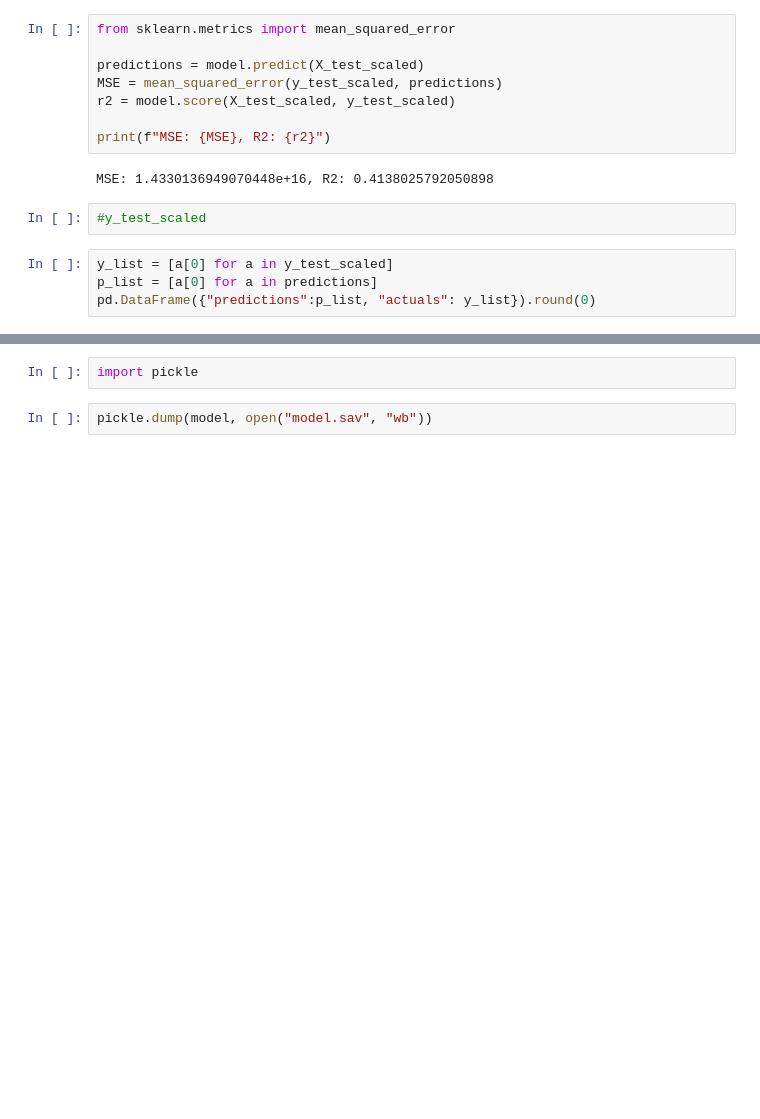
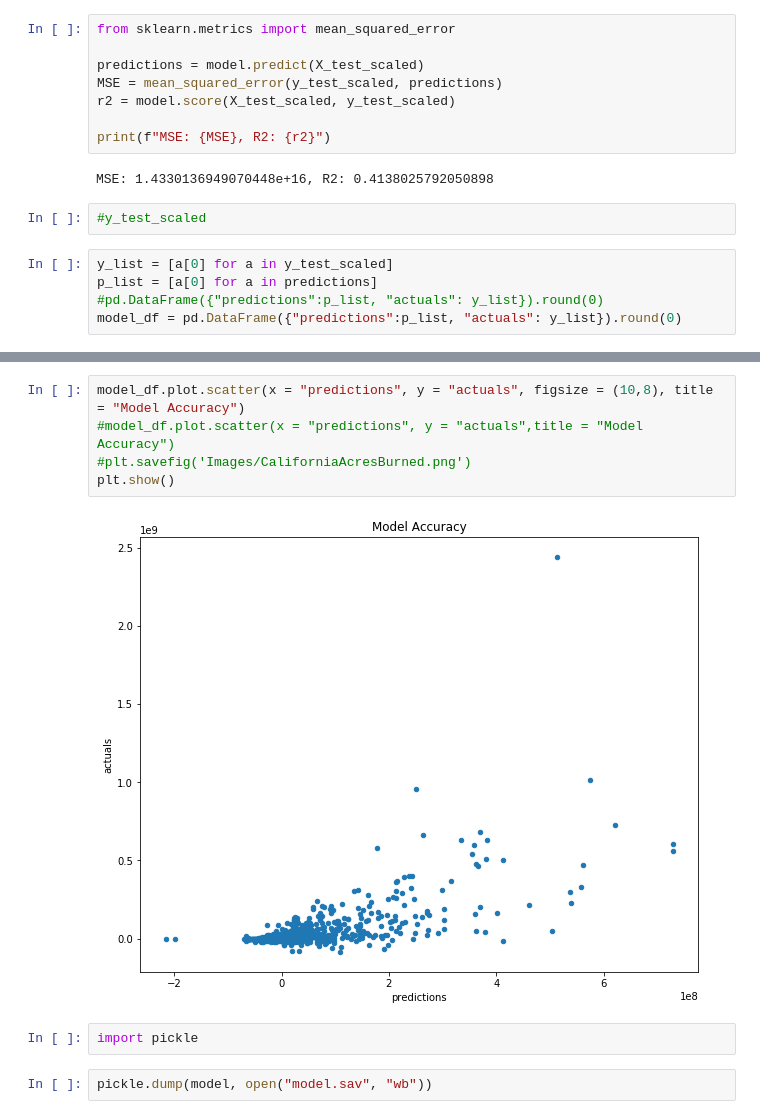
Before and after one commit to ashamabee/FinalProject, a Jupyter notebook: ETL_imdb.ipynb, the cells around one changed output, grey strips where cells are left out. Drawn from its saved outputs; the diff is of its cells as text; blank space fills up the shorter version.

```diff
--- a/ETL_imdb.ipynb
+++ b/ETL_imdb.ipynb
@@ -238,4 +238,5 @@ MSE: 1.4330136949070448e+16, R2: 0.4138025792050898
 # %%
 y_list = [a[0] for a in y_test_scaled]
 p_list = [a[0] for a in predictions]
-pd.DataFrame({"predictions":p_list, "actuals": y_list}).round(0)
+#pd.DataFrame({"predictions":p_list, "actuals": y_list}).round(0)
+model_df = pd.DataFrame({"predictions":p_list, "actuals": y_list}).round(0)
@@ -256,3 +252,10 @@ pd.DataFrame({"predictions":p_list, "actuals": y_list}).round(0)
+# %%
+model_df.plot.scatter(x = "predictions", y = "actuals", figsize = (10,8), title = "Model Accuracy")
+#model_df.plot.scatter(x = "predictions", y = "actuals",title = "Model Accuracy")
+#plt.savefig('Images/CaliforniaAcresBurned.png')
+plt.show()
+# %% [output]
+[figure, added]
 # %%
 import pickle
 # %%
```
Also changed, not shown: parts of 4 cells of this notebook, 2 other files.
